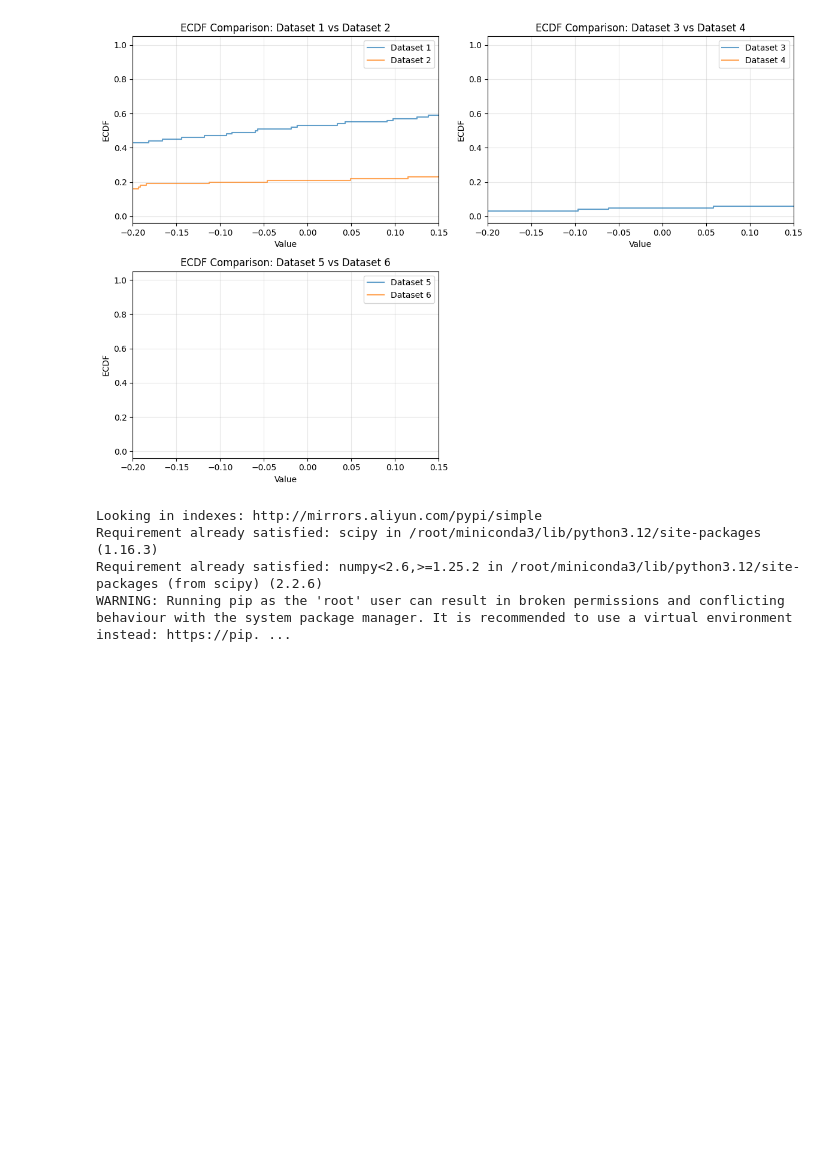
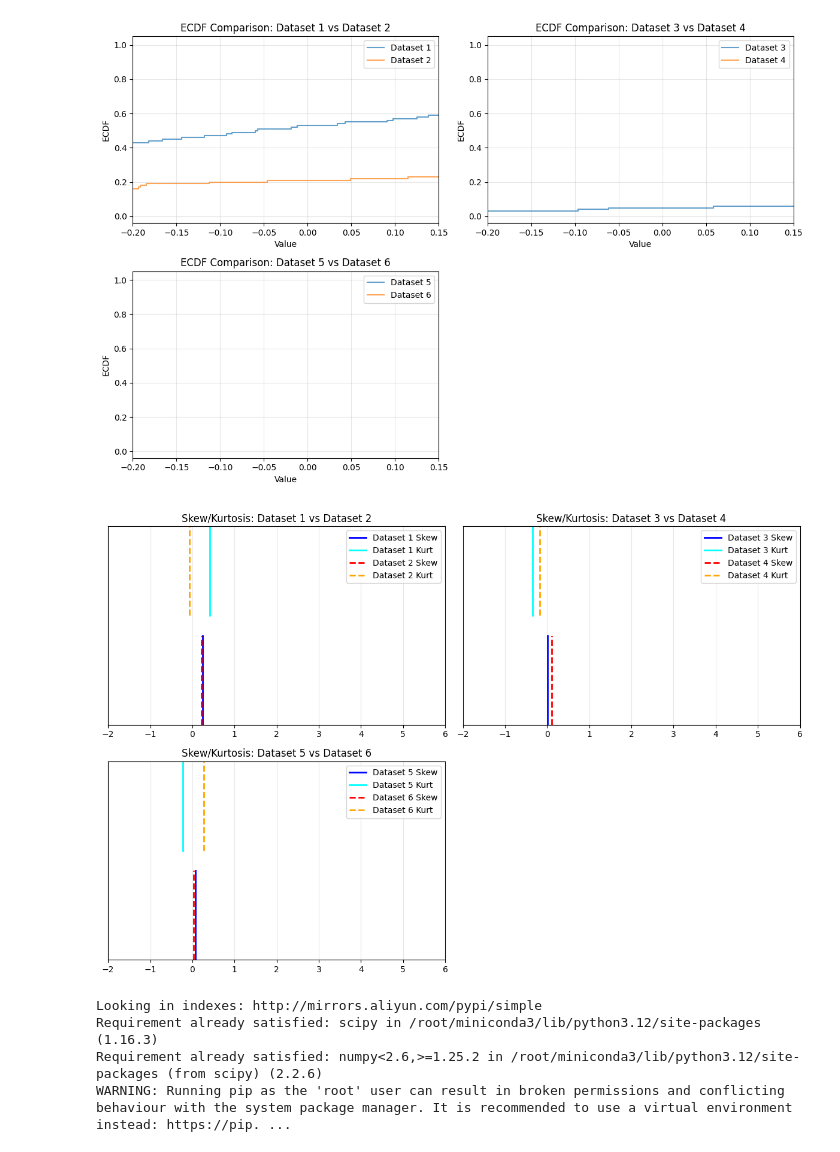
Before and after one commit to weizaiff/LRP, a Jupyter notebook: 20251113_lrp_analysis.ipynb, the cells around one changed output. Saved outputs shown, nothing was run; the diff lists cells and outputs as text; code cells hidden in the pictures; blank space fills up the shorter version.

```diff
--- a/20251113_lrp_analysis.ipynb
+++ b/20251113_lrp_analysis.ipynb
@@ -256,6 +256,87 @@ plot_ecdf_pairs(data_groups, labels)
 # plot_ecdf_pairs(data_groups_26, labels_26)
 # %% [output]
 [figure]
+# %%
+import matplotlib.pyplot as plt
+import numpy as np
+from scipy.stats import skew, kurtosis
+
+def plot_skew_kurtosis_pairs(data_groups, labels=None, xdim_min=-2, xdim_max=6):
+    """
+    画多个 group 的偏度和峰度图，每个 subplot 显示两个 group 的 skew/kurtosis
+
+    Parameters:
+    data_groups: list of 1D arrays
+    labels: group names
+    """
+    if labels is None:
+        labels = [f"group_{i+1}" for i in range(len(data_groups))]
+
+    total_groups = len(data_groups)
+    total_subplots = int(np.ceil(total_groups / 2))
+
+    cols = int(np.ceil(np.sqrt(total_subplots)))
+    rows = int(np.ceil(total_subplots / cols))
+
+    fig, axes = plt.subplots(rows, cols, figsize=(cols*6, rows*4))
+
+    if total_subplots == 1:
+        axes = np.array([axes])
+    elif rows == 1:
+        axes = axes.reshape(1, -1)
+    elif cols == 1:
+        axes = axes.reshape(-1, 1)
+
+    subplot_idx = 0
+    for i in range(0, total_groups, 2):
+        row = subplot_idx // cols
+        col = subplot_idx % cols
+        ax = axes[row, col]
+
+        # first group
+        data1 = np.array(data_groups[i])
+        s1 = skew(data1)
+        k1 = kurtosis(data1)
+
+        ax.axvline(s1, ymin=0, ymax=0.45, color="blue", linewidth=2, label=f"{labels[i]} Skew")
+        ax.axvline(k1, ymin=0.55, ymax=1.0, color="cyan", linewidth=2, label=f"{labels[i]} Kurt")
+
+        # second group exists?
+        if i + 1 < total_groups:
+            data2 = np.array(data_groups[i+1])
+            s2 = skew(data2)
+            k2 = kurtosis(data2)
+
+            ax.axvline(s2, ymin=0, ymax=0.45, color="red", linewidth=2, linestyle="--", label=f"{labels[i+1]} Skew")
+            ax.axvline(k2, ymin=0.55, ymax=1.0, color="orange", linewidth=2, linestyle="--", label=f"{labels[i+1]} Kurt")
+
+        ax.set_xlim(xdim_min, xdim_max)
+        ax.set_ylim(0, 1)
+        ax.set_yticks([])
+
+        ax.set_title(f"Skew/Kurtosis: {labels[i]} vs {labels[i+1] if i+1 < total_groups else 'N/A'}")
+        ax.grid(alpha=0.3)
+        ax.legend()
+
+        subplot_idx += 1
+
+    # hide unused subplots
+    for idx in range(subplot_idx, rows * cols):
+        row = idx // cols
+        col = idx % cols
+        axes[row, col].set_visible(False)
+
+    plt.tight_layout()
+    plt.show()
+
+
+# Example: 6 groups
+data_groups = [np.random.normal(loc=i, scale=1+i*0.2, size=500) for i in range(6)]
+labels = [f"Dataset {i+1}" for i in range(6)]
+
+plot_skew_kurtosis_pairs(data_groups, labels)
+# %% [output]
+[figure, added]
 # %%
 !pip install scipy
 # %% [output]
```
Also changed, not shown: parts of 10 cells of this notebook.
